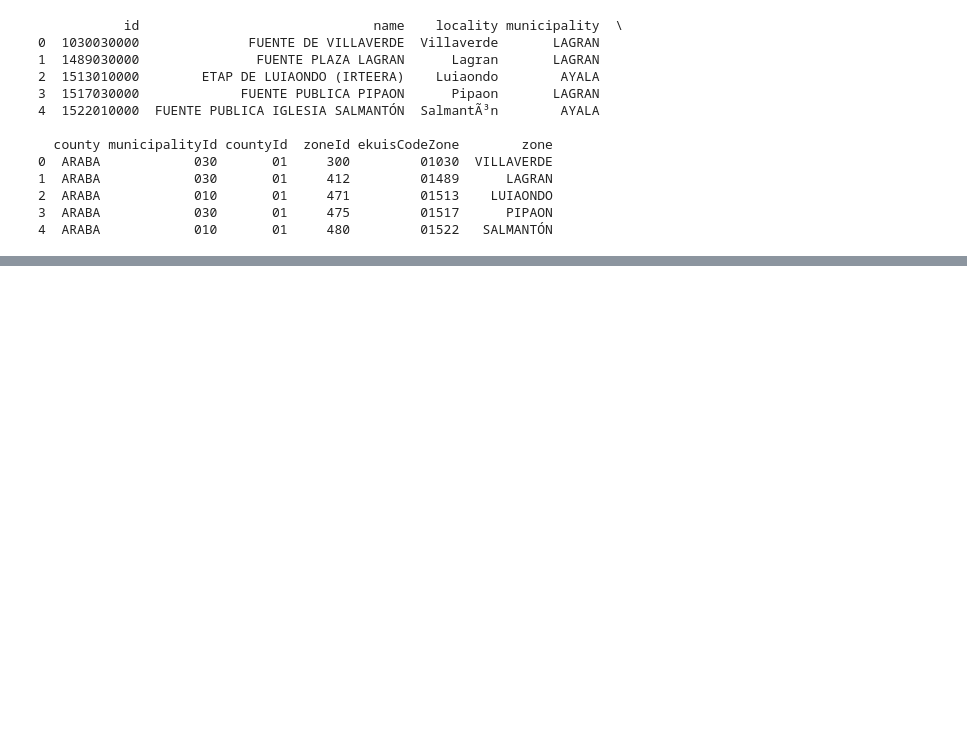
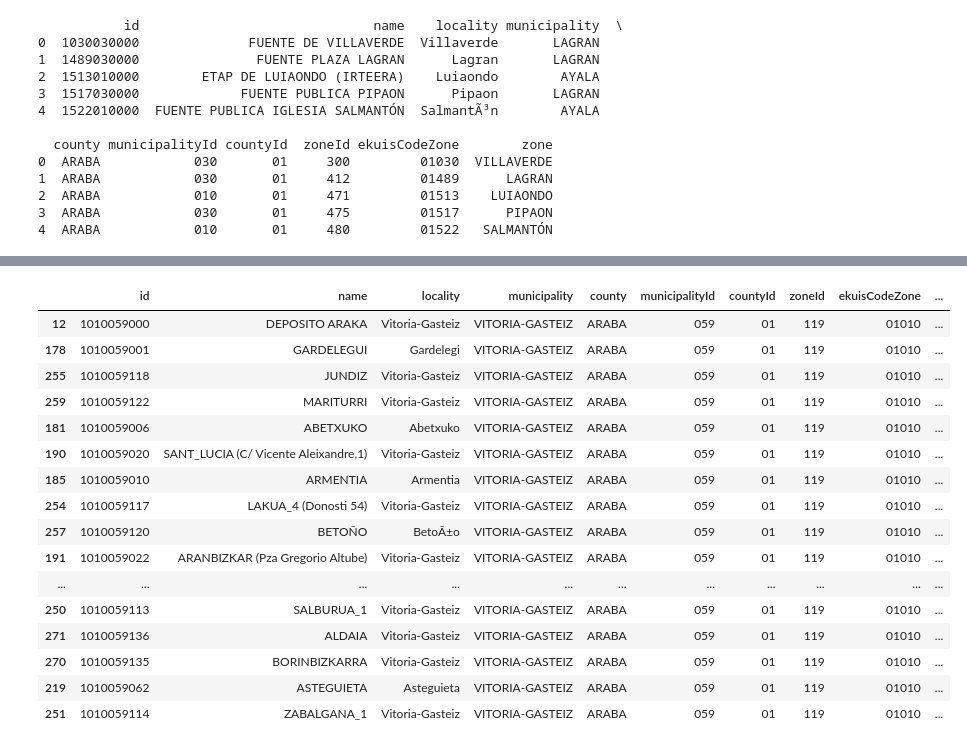
Before and after one commit to jechavarren/Hackaton-IBM-CleanWaterChallenge, a Jupyter notebook: sampling_points.ipynb, the cells around one changed output, grey strips where cells are left out. Drawn from its saved outputs; the diff is of its cells as text; code cells hidden in the pictures; blank space fills up the shorter version.

```diff
--- a/sampling_points.ipynb
+++ b/sampling_points.ipynb
@@ -298,0 +170,20 @@ pip
+# %%
+df[df['municipality'] == 'VITORIA-GASTEIZ'].sort_values('num_measurements', ascending=False).head(20)
+# %% [output]
+|  | id | name | locality | municipality | county | municipalityId | countyId | zoneId | ekuisCodeZone | ... |
+| 12 | 1010059000 | DEPOSITO ARAKA | Vitoria-Gasteiz | VITORIA-GASTEIZ | ARABA | 059 | 01 | 119 | 01010 | ... |
+| 178 | 1010059001 | GARDELEGUI | Gardelegi | VITORIA-GASTEIZ | ARABA | 059 | 01 | 119 | 01010 | ... |
+| 255 | 1010059118 | JUNDIZ | Vitoria-Gasteiz | VITORIA-GASTEIZ | ARABA | 059 | 01 | 119 | 01010 | ... |
+| 259 | 1010059122 | MARITURRI | Vitoria-Gasteiz | VITORIA-GASTEIZ | ARABA | 059 | 01 | 119 | 01010 | ... |
+| 181 | 1010059006 | ABETXUKO | Abetxuko | VITORIA-GASTEIZ | ARABA | 059 | 01 | 119 | 01010 | ... |
+| 190 | 1010059020 | SANT_LUCIA (C/ Vicente Aleixandre,1) | Vitoria-Gasteiz | VITORIA-GASTEIZ | ARABA | 059 | 01 | 119 | 01010 | ... |
+| 185 | 1010059010 | ARMENTIA | Armentia | VITORIA-GASTEIZ | ARABA | 059 | 01 | 119 | 01010 | ... |
+| 254 | 1010059117 | LAKUA_4 (Donosti 54) | Vitoria-Gasteiz | VITORIA-GASTEIZ | ARABA | 059 | 01 | 119 | 01010 | ... |
+| 257 | 1010059120 | BETOÑO | BetoÃ±o | VITORIA-GASTEIZ | ARABA | 059 | 01 | 119 | 01010 | ... |
+| 191 | 1010059022 | ARANBIZKAR (Pza Gregorio Altube) | Vitoria-Gasteiz | VITORIA-GASTEIZ | ARABA | 059 | 01 | 119 | 01010 | ... |
+| ... | ... | ... | ... | ... | ... | ... | ... | ... | ... | ... |
+| 250 | 1010059113 | SALBURUA_1 | Vitoria-Gasteiz | VITORIA-GASTEIZ | ARABA | 059 | 01 | 119 | 01010 | ... |
+| 271 | 1010059136 | ALDAIA | Vitoria-Gasteiz | VITORIA-GASTEIZ | ARABA | 059 | 01 | 119 | 01010 | ... |
+| 270 | 1010059135 | BORINBIZKARRA | Vitoria-Gasteiz | VITORIA-GASTEIZ | ARABA | 059 | 01 | 119 | 01010 | ... |
+| 219 | 1010059062 | ASTEGUIETA | Asteguieta | VITORIA-GASTEIZ | ARABA | 059 | 01 | 119 | 01010 | ... |
+| 251 | 1010059114 | ZABALGANA_1 | Vitoria-Gasteiz | VITORIA-GASTEIZ | ARABA | 059 | 01 | 119 | 01010 | ... |
```
Also changed, not shown: parts of 15 cells of this notebook.
